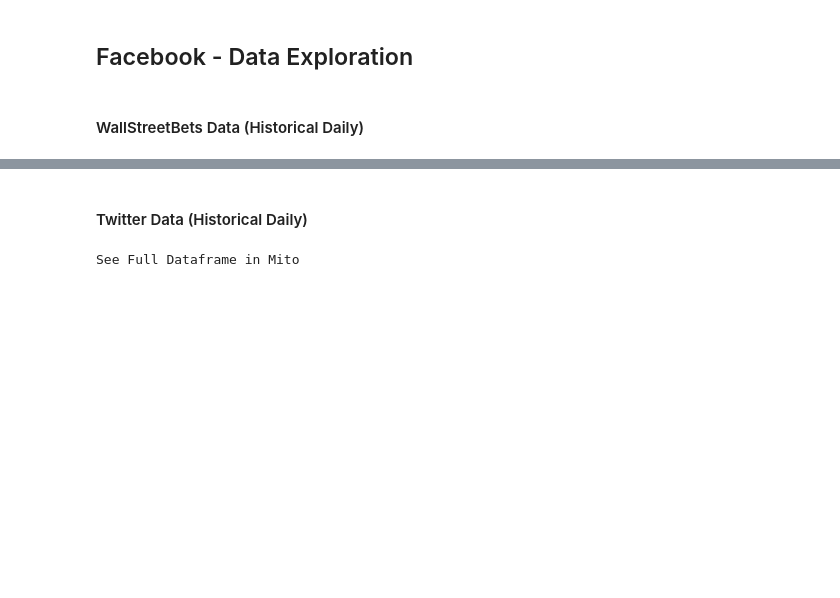
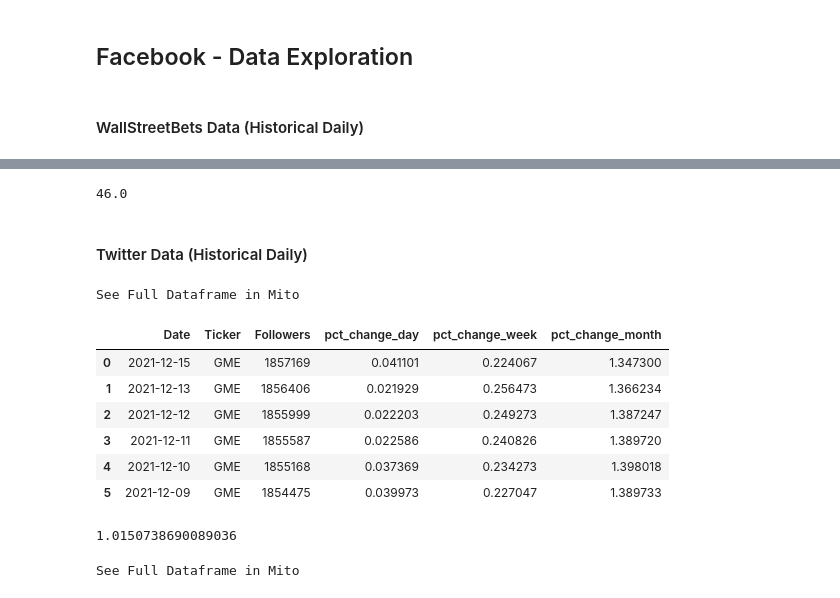
Before and after one commit to brianfrubin/etf-analysis, a Jupyter notebook: QuiverQuant_API.ipynb, the cells around one changed output, grey strips where cells are left out. Drawn from its saved outputs; the diff is of its cells as text; code cells hidden in the pictures; blank space fills up the shorter version.

```diff
--- a/QuiverQuant_API.ipynb
+++ b/QuiverQuant_API.ipynb
@@ -67,5 +200,32 @@ See Full Dataframe in Mito
+# %%
+# Weekly average mentions
+df2['Mentions'][-1]
+# %% [output]
+46.0
 # %% [markdown]
 #### Twitter Data (Historical Daily)
+# %%
+ticker = 'GME'
+url = f"https://api.quiverquant.com/beta/historical/twitter/{ticker}"
+headers = {'accept': 'application/json',
+'X-CSRFToken': 'TyTJwjuEC7VV7mOqZ622haRaaUr0x0Ng4nrwSRFKQs7vdoBcJlK9qjAS69ghzhFu',
+'Authorization': f'Token {quant_auth_key}'}
+r = requests.get(url, headers=headers)
+df = pd.read_json(r.content)
+df.head(6)
+# %% [output]
+See Full Dataframe in Mito
+|  | Date | Ticker | Followers | pct_change_day | pct_change_week | pct_change_month |
+| 0 | 2021-12-15 | GME | 1857169 | 0.041101 | 0.224067 | 1.347300 |
+| 1 | 2021-12-13 | GME | 1856406 | 0.021929 | 0.256473 | 1.366234 |
+| 2 | 2021-12-12 | GME | 1855999 | 0.022203 | 0.249273 | 1.387247 |
+| 3 | 2021-12-11 | GME | 1855587 | 0.022586 | 0.240826 | 1.389720 |
+| 4 | 2021-12-10 | GME | 1855168 | 0.037369 | 0.234273 | 1.398018 |
+| 5 | 2021-12-09 | GME | 1854475 | 0.039973 | 0.227047 | 1.389733 |
+# %%
+df['Followers'][0] / df['Followers'][31]
+# %% [output]
+1.0150738690089036
 # %%
 quiver.twitter(ticker='FB').sort_values('Date', ascending=True).head()
 # %% [output]
```
Also changed, not shown: parts of 33 cells of this notebook, 1 other file.
